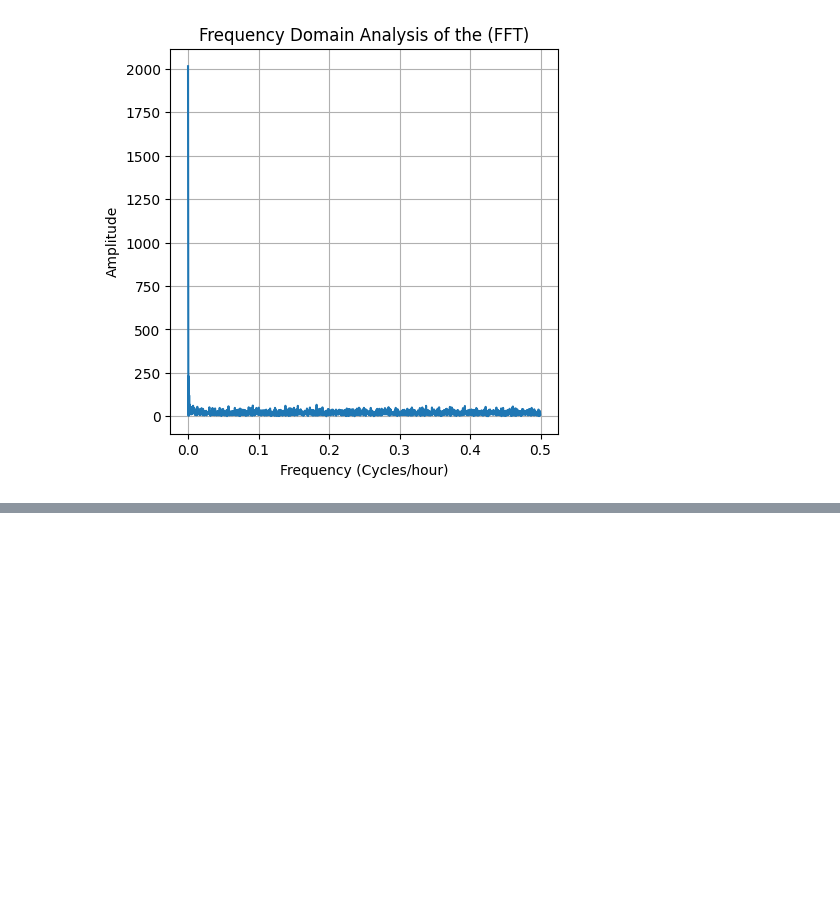
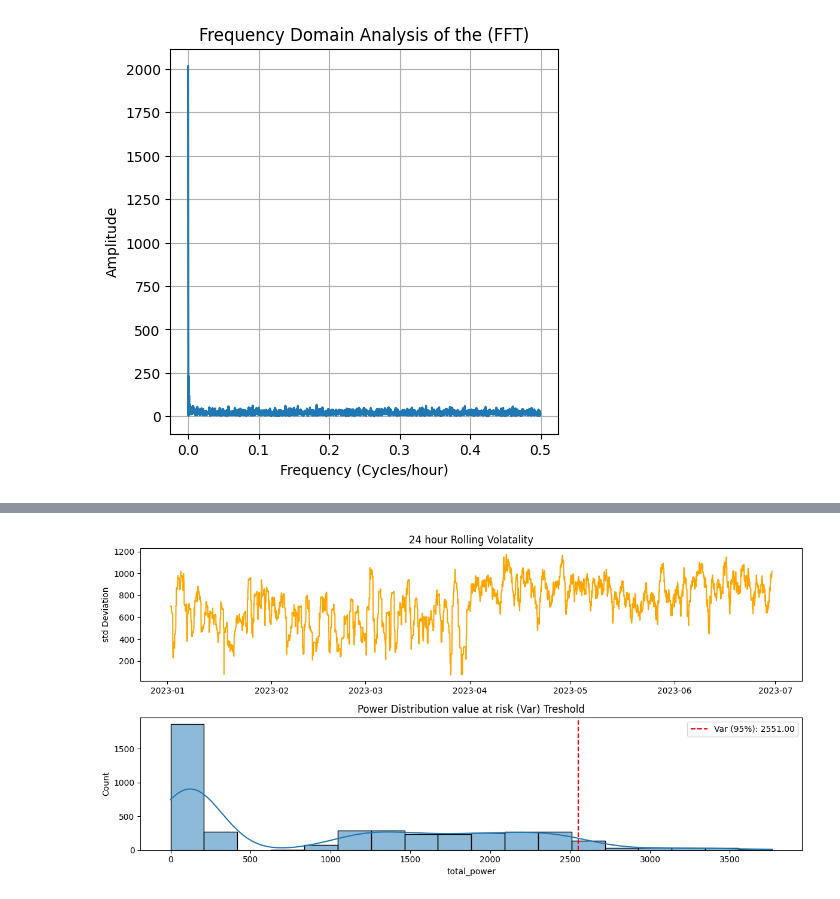
Before and after one commit to shansree-z/SmartEnergy-Consumptions, a Jupyter notebook: Pre-Processing.ipynb, the cells around one changed output, grey strips where cells are left out. Cells and saved outputs as stored; diff of their text form; code cells hidden in the pictures; blank space fills up the shorter version.

```diff
--- a/Pre-Processing.ipynb
+++ b/Pre-Processing.ipynb
@@ -302,0 +345,21 @@ plt.show()
+# %%
+df['volatility'] = df[target_col].rolling(window=24).std()
+
+var_95 = np.percentile(df[target_col],95)
+
+plt.figure(figsize=(12,6))
+plt.subplot(2,1,1)
+plt.plot(df['volatility'],color='orange')
+plt.title('24 hour Rolling Volatality')
+plt.ylabel('std Deviation')
+
+plt.subplot(2,1,2)
+sns.histplot(df[target_col],kde=True)
+plt.axvline(var_95,color='red',linestyle='--',label=f'Var (95%): {var_95:.2f}')
+plt.title('Power Distribution value at risk (Var) Treshold')
+plt.legend()
+
+plt.tight_layout()
+plt.show()
+# %% [output]
+[figure, added]
```
Also changed, not shown: parts of 3 cells of this notebook.
